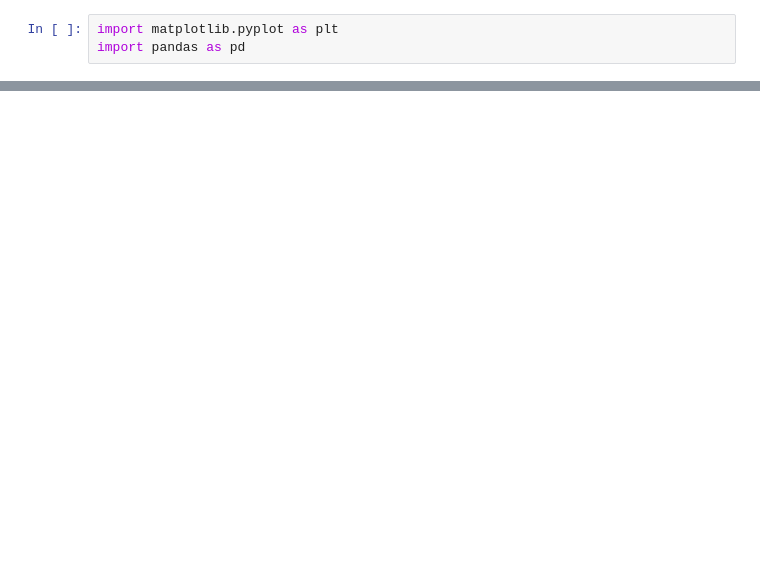
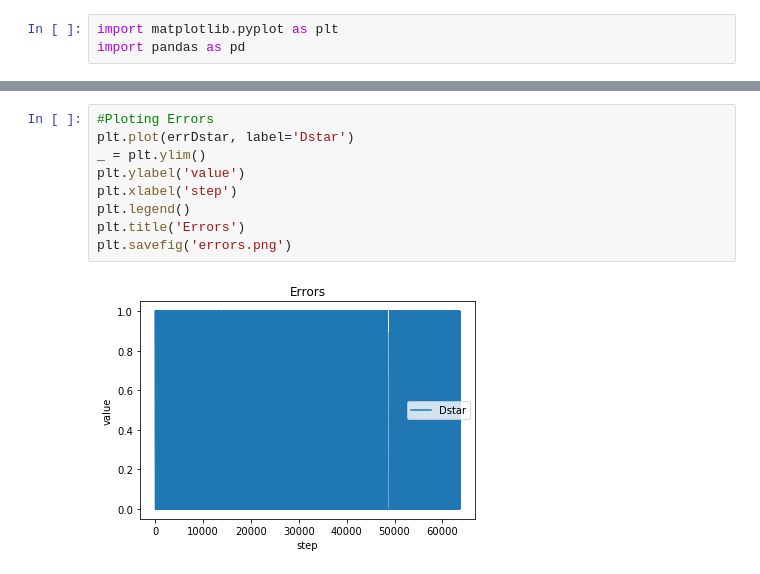
Before and after one commit to AkgunOnur/Multi-Agent-Allocation-with-Generative-Network, a Jupyter notebook: Plotter.ipynb, the cells around one changed output, grey strips where cells are left out. Drawn from its saved outputs; the diff is of its cells as text; blank space fills up the shorter version.

```diff
--- a/Plotter.ipynb
+++ b/Plotter.ipynb
@@ -27,3 +28,14 @@ plt.savefig('errors.png')
+# %%
+#Ploting Errors
+plt.plot(errDstar, label='Dstar')
+_ = plt.ylim()
+plt.ylabel('value')
+plt.xlabel('step')
+plt.legend()
+plt.title('Errors')
+plt.savefig('errors.png')
+# %% [output]
+[figure, added]
 # %%
 #Read classifier stats from files
 p = pd.read_csv("performance.csv", sep= ',')
```
Also changed, not shown: parts of 6 cells of this notebook, 53 other files.
